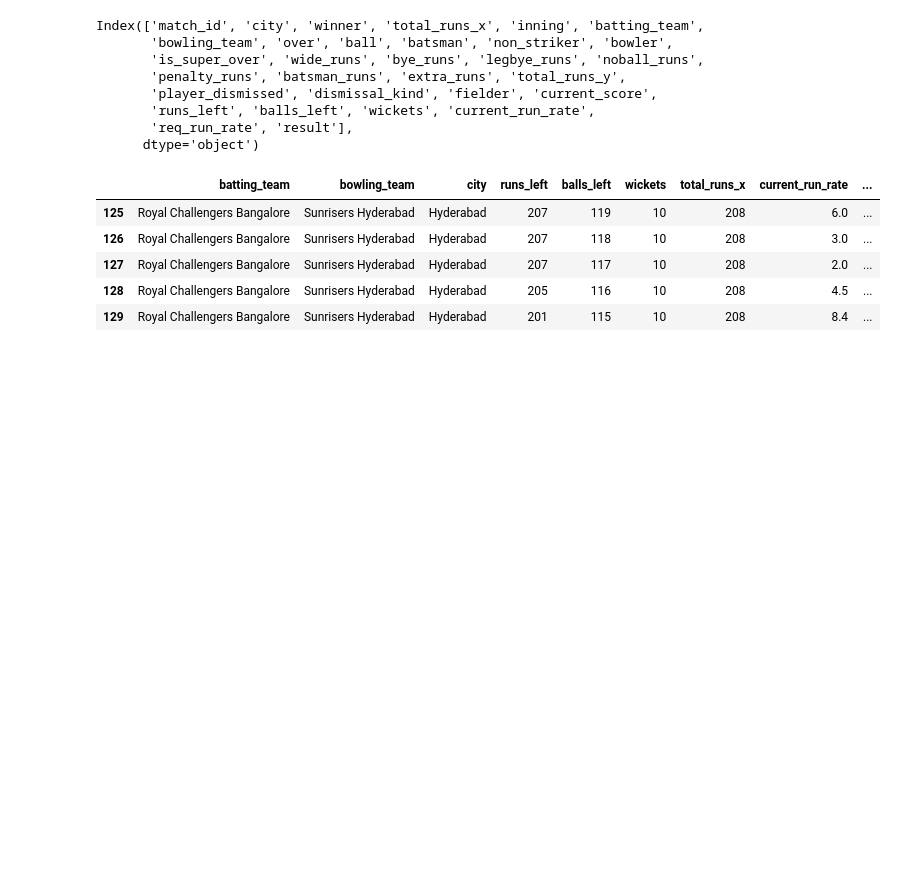
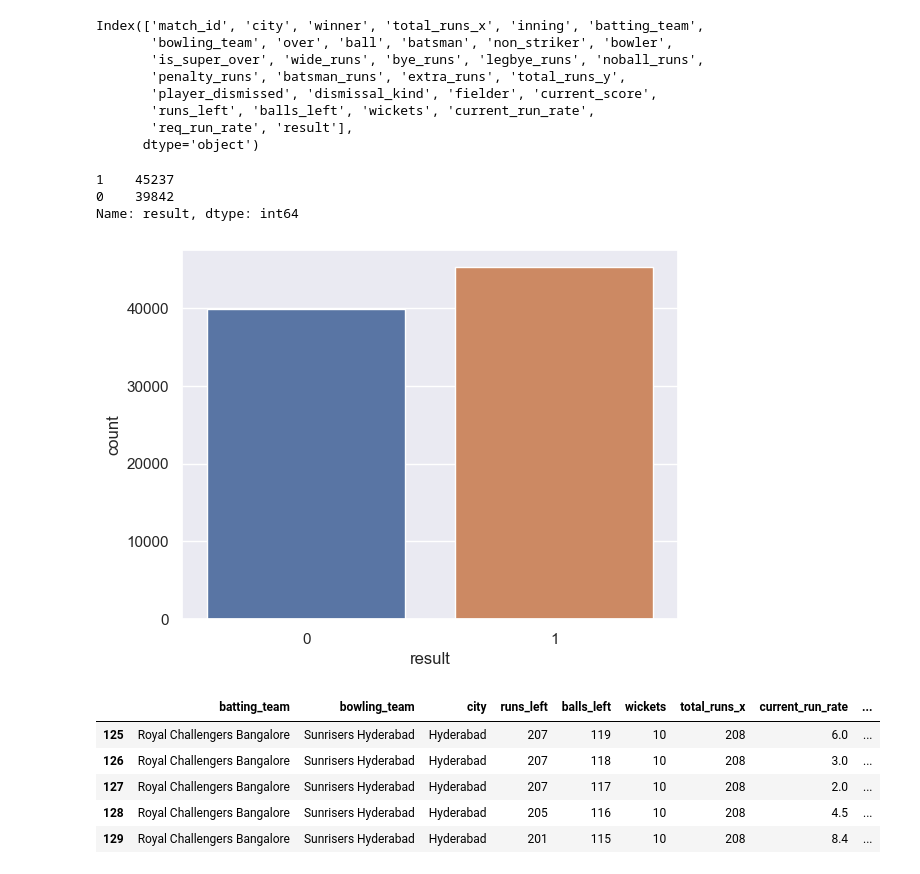
Before and after one commit to shekhar-banerjee96/IPL_Predictor, a Jupyter notebook: IPL_Prediction.ipynb, the cells around one changed output. Drawn from its saved outputs; the diff is of its cells as text; code cells hidden in the pictures; blank space fills up the shorter version.

Commit message:
Added Visualization

```diff
--- a/IPL_Prediction.ipynb
+++ b/IPL_Prediction.ipynb
@@ -545,6 +545,18 @@ Index(['match_id', 'city', 'winner', 'total_runs_x', 'inning', 'batting_team',
        'runs_left', 'balls_left', 'wickets', 'current_run_rate',
        'req_run_rate', 'result'],
       dtype='object')
+# %%
+delivery_df['result'].value_counts()
+# %% [output]
+1    45237
+0    39842
+Name: result, dtype: int64
+# %%
+import matplotlib.pyplot as plt
+sns.countplot(delivery_df['result'])
+plt.show()
+# %% [output]
+[figure, added]
 # %%
 final_df = delivery_df[['batting_team','bowling_team','city','runs_left','balls_left','wickets','total_runs_x','current_run_rate','req_run_rate','result']]
 
```
